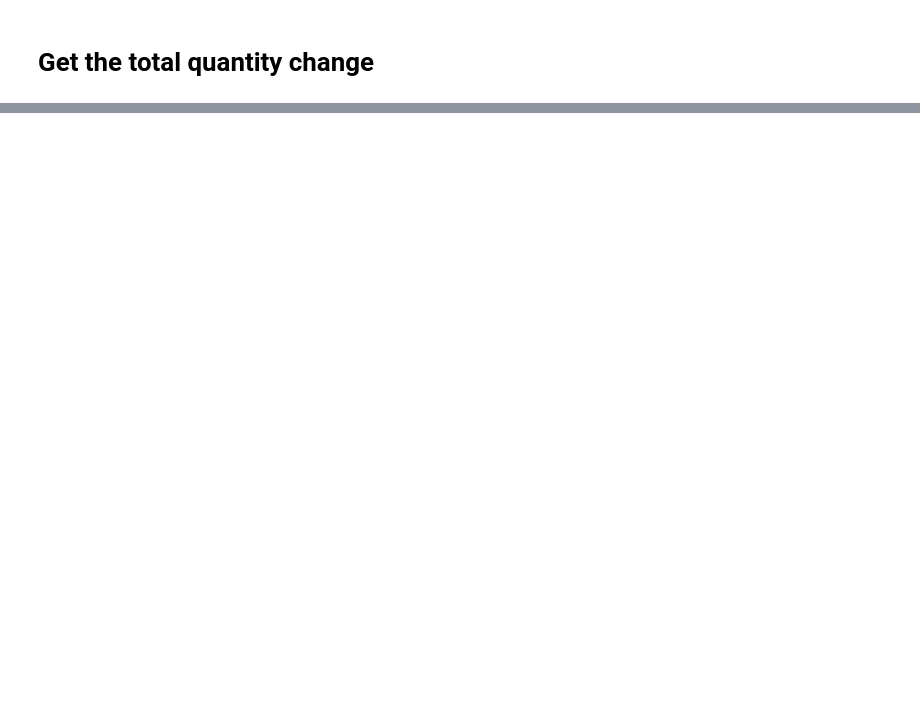
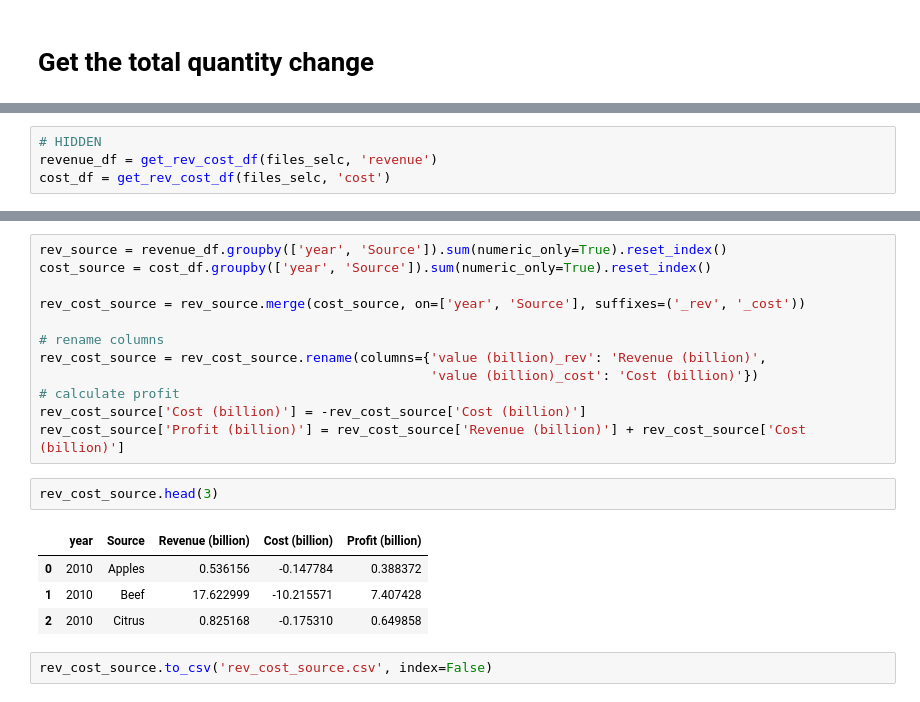
Before and after one commit to JinzhuWANG/VIS_LUTO, a Jupyter notebook: VIS_03_Quantity_Economics.ipynb, the cells around one changed output, grey strips where cells are left out. Cells and saved outputs as stored; diff of their text form; blank space fills up the shorter version.

```diff
--- a/VIS_03_Quantity_Economics.ipynb
+++ b/VIS_03_Quantity_Economics.ipynb
@@ -74,0 +40,4 @@ quantity_df
+# %%
+# HIDDEN
+revenue_df = get_rev_cost_df(files_selc, 'revenue')
+cost_df = get_rev_cost_df(files_selc, 'cost')
@@ -74,0 +76,21 @@ quantity_df
+# %%
+rev_source = revenue_df.groupby(['year', 'Source']).sum(numeric_only=True).reset_index()
+cost_source = cost_df.groupby(['year', 'Source']).sum(numeric_only=True).reset_index()
+
+rev_cost_source = rev_source.merge(cost_source, on=['year', 'Source'], suffixes=('_rev', '_cost'))
+
+# rename columns
+rev_cost_source = rev_cost_source.rename(columns={'value (billion)_rev': 'Revenue (billion)',
+                                                  'value (billion)_cost': 'Cost (billion)'})
+# calculate profit
+rev_cost_source['Cost (billion)'] = -rev_cost_source['Cost (billion)']
+rev_cost_source['Profit (billion)'] = rev_cost_source['Revenue (billion)'] + rev_cost_source['Cost (billion)']
+# %%
+rev_cost_source.head(3)
+# %% [output]
+|  | year | Source | Revenue (billion) | Cost (billion) | Profit (billion) |
+| 0 | 2010 | Apples | 0.536156 | -0.147784 | 0.388372 |
+| 1 | 2010 | Beef | 17.622999 | -10.215571 | 7.407428 |
+| 2 | 2010 | Citrus | 0.825168 | -0.175310 | 0.649858 |
+# %%
+rev_cost_source.to_csv('rev_cost_source.csv', index=False)
```
Also changed, not shown: parts of 14 cells of this notebook, 6 other files.
